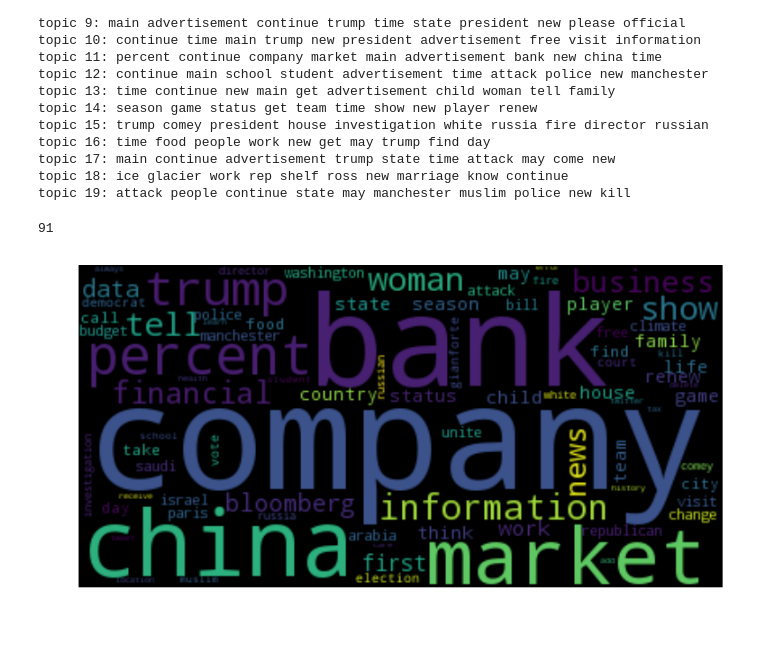
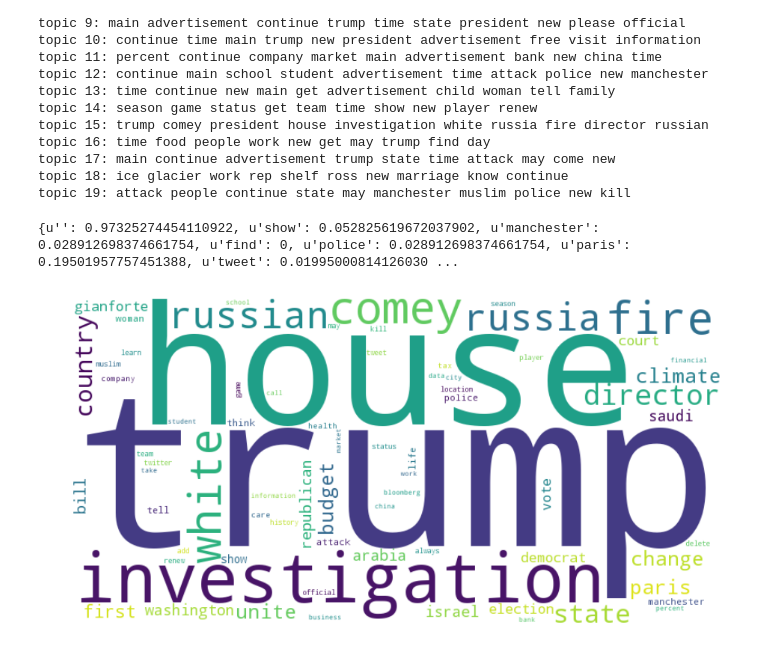
Before and after one commit to huangy22/NewsRecommender, a Jupyter notebook: 3_topics_extraction_with_lda.ipynb, the cells around one changed output. Saved outputs shown, nothing was run; the diff lists cells and outputs as text; code cells hidden in the pictures.

Commit message:
add images

```diff
--- a/3_topics_extraction_with_lda.ipynb
+++ b/3_topics_extraction_with_lda.ipynb
@@ -369,11 +369,12 @@ lda_topics = pickle.load(open('./data/pub_lda_bow_topics.pkl','rb'))
 for i in range(4):
     print lda_topics[idx_sorted[i]]
 plt.figure()
+sns.set(font_scale=2.3)
 with sns.axes_style("darkgrid"):
     plt.barh(range(num_topics)[::-1], sorted_topics/6.0, color='grey')
-    plt.xlabel("Probability")
-    plt.yticks([i-0.2 for i in range(num_topics)], ["topic "+str(i+1) for i in range(num_topics)[::-1]])
-    plt.title("Topic Probability Distributions")
+    plt.yticks([i-0.2 for i in range(num_topics)], [str(i+1) for i in range(num_topics)[::-1]])
+    plt.ylabel("Topic Index")
+    plt.xlabel("Topic Probability Distributions")
     plt.legend()
     plt.show()
 # %% [output]
@@ -424,14 +425,15 @@ for i in range(num_topics):
     sorted_topics[1, i] = topics[idx_sorted[i]]
 
 sns.set_context("poster")
+sns.set(font_scale=2.3)
 with sns.axes_style("darkgrid"):
     plt.barh(range(num_topics)[::-1], sorted_topics[0,:], label="group "+str(0), color=colors[0], align='center')
     plt.barh(range(num_topics)[::-1], -sorted_topics[1,:], label="group "+str(3), color=colors[3], align='center')
-    plt.xlabel("Probability")
-    plt.yticks([i for i in range(num_topics)], ["topic "+str(i+1) for i in range(num_topics)[::-1]])
+    plt.yticks([i for i in range(num_topics)], [str(i+1) for i in range(num_topics)[::-1]])
     plt.xticks([-0.4,-0.2, 0.0, 0.2, 0.4], [0.4, 0.2, 0.0, 0.2, 0.4])
     plt.xlim(-0.5, 0.5)
-    plt.title("Topic Probability Distribution in User Group 0 and 3")
+    plt.ylabel("Topic Index")
+    plt.xlabel("Topic Probability Distribution in Group 0(Blue) and 3(Green)")
     plt.legend()
     plt.show()
 # %% [output]
@@ -482,7 +484,7 @@ topic 17: main continue advertisement trump state time attack may come new
 topic 18: ice glacier work rep shelf ross new marriage know continue
 topic 19: attack people continue state may manchester muslim police new kill
 # %%
-group = 0
+group = 3
 group_topics = pickle.load(open('./data/group_lda_bow_topics.pkl', 'rb'))
 topic_vec = to_full_vec(group_topics[group], num_topics)
 dict_words = {}
@@ -495,28 +497,34 @@ for i in range(num_topics):
 # %%
 import matplotlib.pyplot as plt
 from wordcloud import WordCloud, STOPWORDS
 stopwords = set(STOPWORDS)
 stopwords.add("new")
 stopwords.add("time")
 stopwords.add("main")
 stopwords.add("continue")
 stopwords.add("please")
 stopwords.add("president")
 stopwords.add("advertisement")
 stopwords.add("know")
 stopwords.add("people")
+stopwords.add("news")
 
 for word in stopwords:
     if word in dict_words:
         dict_words.pop(word, None)
-print len(dict_words)
+print dict_words
+keys = dict_words.keys()
+for word in keys:
+    if dict_words[word] == 0.0:
+        dict_words.pop(word, None)
 
-wordcloud = WordCloud(background_color="black")
+wordcloud = WordCloud(width=800, height=400, background_color="white")
 wordcloud.generate_from_frequencies(frequencies=dict_words)
 plt.figure()
 plt.imshow(wordcloud, interpolation="bilinear")
 plt.axis("off")
+plt.tight_layout(pad=0)
 plt.show()
 # %% [output]
-91
+{u'': 0.97325274454110922, u'show': 0.052825619672037902, u'manchester': 0.028912698374661754, u'find': 0, u'police': 0.028912698374661754, u'paris': 0.19501957757451388, u'tweet': 0.01995000814126030 ...
-[figure, old version]
+[figure, new version]
```
Also changed, not shown: parts of 2 cells of this notebook, 9 other files.
